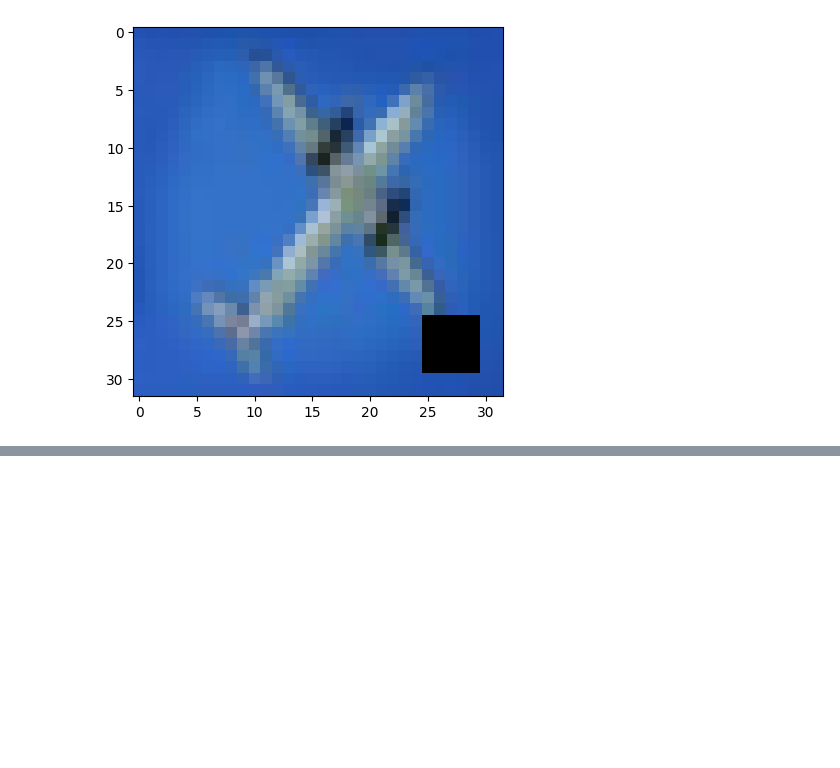
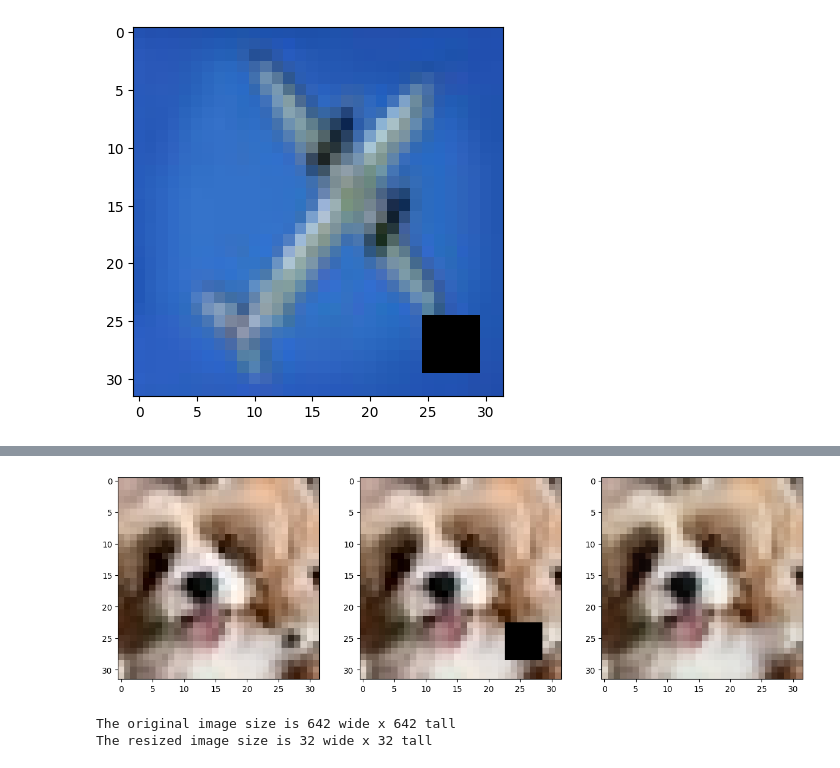
Before and after one commit to ffyycc/deep-learning-mosaic, a Jupyter notebook: decode-mosaic-unet_improve.ipynb, the cells around one changed output, grey strips where cells are left out. Drawn from its saved outputs; the diff is of its cells as text; code cells hidden in the pictures; blank space fills up the shorter version.

```diff
--- a/decode-mosaic-unet_improve.ipynb
+++ b/decode-mosaic-unet_improve.ipynb
@@ -152,0 +175,23 @@ plt.show()
+# %%
+#Load the resized the image for testing
+img_resized = Image.open('test_resized.jpg')
+img_resized = np.array(img_resized)
+
+test_dog = img_resized.reshape((1,)+img_resized.shape)
+
+# Add mask to the picture
+test_dog_masked = createAugment(test_dog, test_dog)
+test_dog_image, test_dog_labels = test_dog_masked[0]
+
+# Fit the model
+img_resized_pred = model.predict(test_dog_image[0].reshape((1,)+test_dog_image[0].shape))
+
+# Plot the results
+fig, axs = plt.subplots(nrows=1, ncols=3, figsize=(15, 5))
+
+axs[0].imshow(img_resized)
+axs[1].imshow(test_dog_image[0])
+axs[2].imshow(img_resized_pred.reshape(img_resized_pred.shape[1:]))
+
+plt.show()
+# %% [output]
@@ -152,0 +199,18 @@ plt.show()
+[figure, added]
+# %%
+def resize_image(input_image_path, output_image_path, size):
+    original_image = Image.open(input_image_path)
+    width, height = original_image.size
+    print(f'The original image size is {width} wide x {height} tall')
+
+    resized_image = original_image.resize(size)
+    width, height = resized_image.size
+    print(f'The resized image size is {width} wide x {height} tall')
+    #resized_image.show()
+    resized_image.save(output_image_path)
+
+# Call the function
+resize_image('jiusi.jpeg', 'jiusi_resized.jpeg', (32, 32))
+# %% [output]
+The original image size is 642 wide x 642 tall
+The resized image size is 32 wide x 32 tall
```
Also changed, not shown: parts of 8 cells of this notebook, 42 other files.
